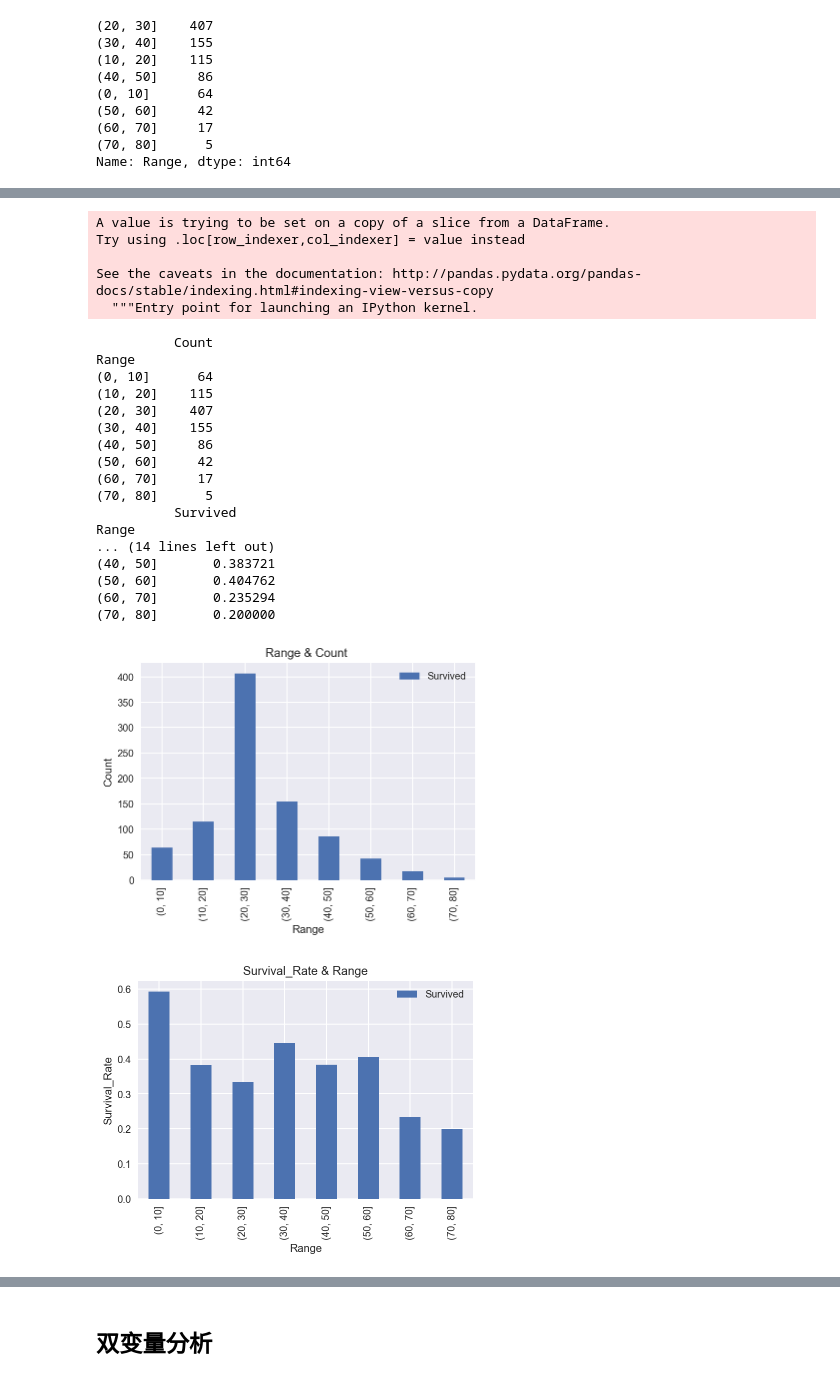
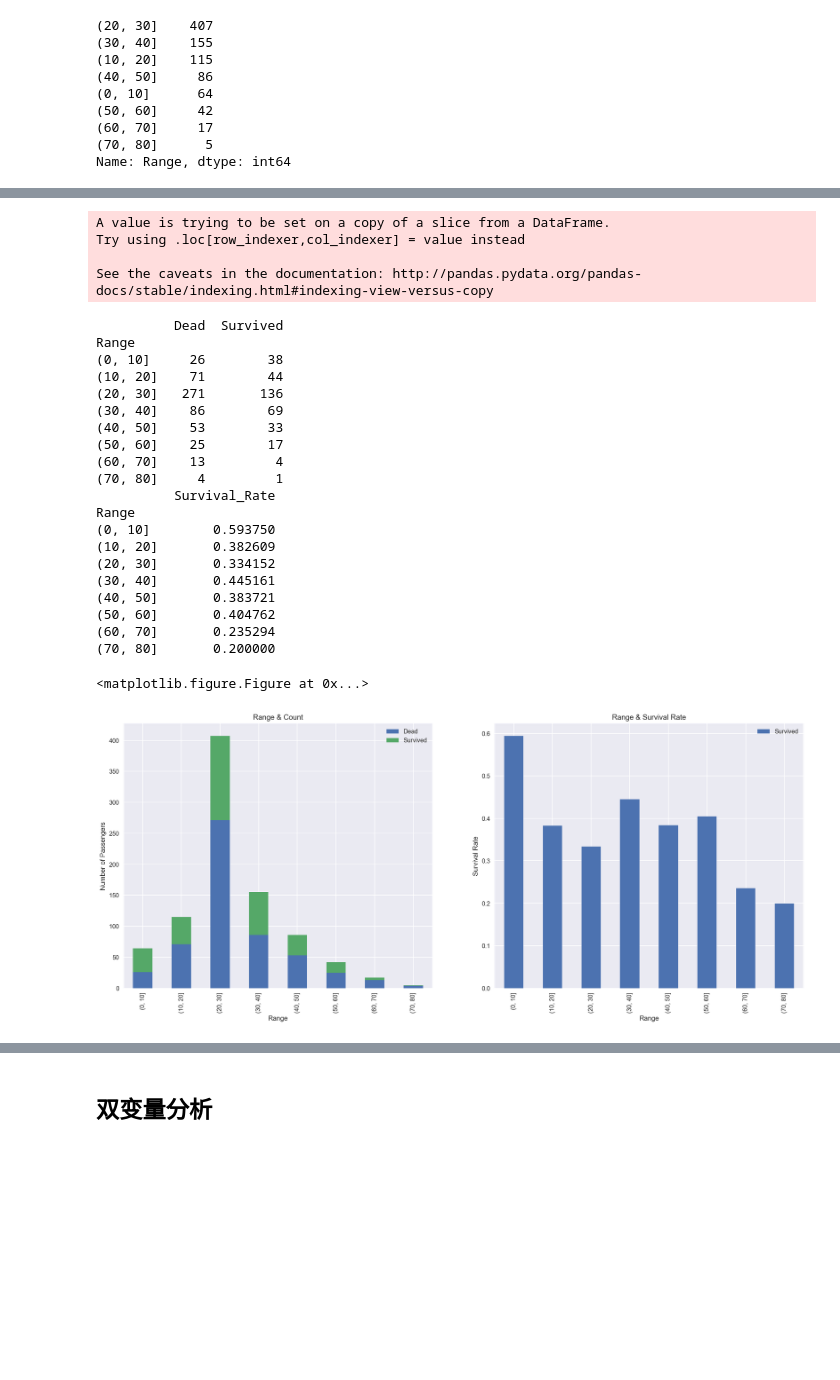
Before and after one commit to SunshineyYang1992/Udacity_P2, a Jupyter notebook: Titanic_data_analysis.ipynb, the cells around one changed output, grey strips where cells are left out. Drawn from its saved outputs; the diff is of its cells as text; code cells hidden in the pictures; blank space fills up the shorter version.

```diff
--- a/Titanic_data_analysis.ipynb
+++ b/Titanic_data_analysis.ipynb
@@ -142,5 +124,0 @@ Pclass
-# %%
-survival_rate = survived_by_pclass_group / total_by_pclass_group
-survival_rate.rename(columns={'Survived':"Survival_Rate"},inplace=True)
-print (survival_rate)
-# 问题：如果在43Cell中先重命名column names, 此时如果用如上运算会得到NaN，这是为什么？ rename方法我使用了inplace= TRUE啊
@@ -163,26 +178,3 @@ plt.xticks(rotation='horizontal')
-# %%
-#根据factor, 编写计算生还率函数，代码复用高
-def cal_survival_rate(factor):
-    titanic_factor = titanic_factors[['Survived',factor]]
-    #group titaninc_factor by each factor,
-    factor_group = titanic_factor.groupby(factor)
-    total = factor_group.count()
-    survival = factor_group.sum()
-
-    # 使用平均数来计算存活率
-    survival_rate = factor_group.mean()
-    print (total.rename(columns={'Survived':'Count'}))
-    print (survival)
-    print (survival_rate.rename(columns={'Survived':"Survival_Rate"}))
-
-    #Plot total
-    axe_count = total.plot(kind='bar',title = factor + " & Count ")
-    axe_count.set_ylabel("Count")
-
-    #Plot survival rate
-    axe_rate = survival_rate.plot(kind='bar',title = "Survival_Rate & "+factor)
-    axe_rate.set_ylabel("Survival_Rate")
-    return survival_rate
 # %% [markdown]
 ### 2）Sex(性别)
 # %%
@@ -328,30 +246,33 @@ axe_age_group_total = total_age_count.plot(kind='bar',stacked = True, figsize=(1
 # %%
-titanic_factors['Range'] = groupby_age['Range']
+# 因为titanic_factors 不存在新创建的Range series， 因此需要将其加入并且使用cal_survival_rate 函数进行分析
+titanic_factors['Range'] = titanic_age['Range']
 age_group_survival_rate = cal_survival_rate('Range')
 # %% [output]
 A value is trying to be set on a copy of a slice from a DataFrame.
 Try using .loc[row_indexer,col_indexer] = value instead
 
 See the caveats in the documentation: http://pandas.pydata.org/pandas-docs/stable/indexing.html#indexing-view-versus-copy
-  """Entry point for launching an IPython kernel.
-          Count
+          Dead  Survived
 Range
-(0, 10]      64
-(10, 20]    115
-(20, 30]    407
-(30, 40]    155
-(40, 50]     86
-(50, 60]     42
-(60, 70]     17
-(70, 80]      5
-          Survived
+(0, 10]     26        38
+(10, 20]    71        44
+(20, 30]   271       136
+(30, 40]    86        69
+(40, 50]    53        33
+(50, 60]    25        17
+(60, 70]    13         4
+(70, 80]     4         1
+          Survival_Rate
 Range
-... (14 lines left out)
+(0, 10]        0.593750
+(10, 20]       0.382609
+(20, 30]       0.334152
+(30, 40]       0.445161
 (40, 50]       0.383721
 (50, 60]       0.404762
 (60, 70]       0.235294
 (70, 80]       0.200000
+<matplotlib.figure.Figure at 0x...>
-[figure, old version]
+[figure, new version]
-[figure, removed]
 # %% [markdown]
 ### 3）年龄小结
```
Also changed, not shown: parts of 22 cells of this notebook.
